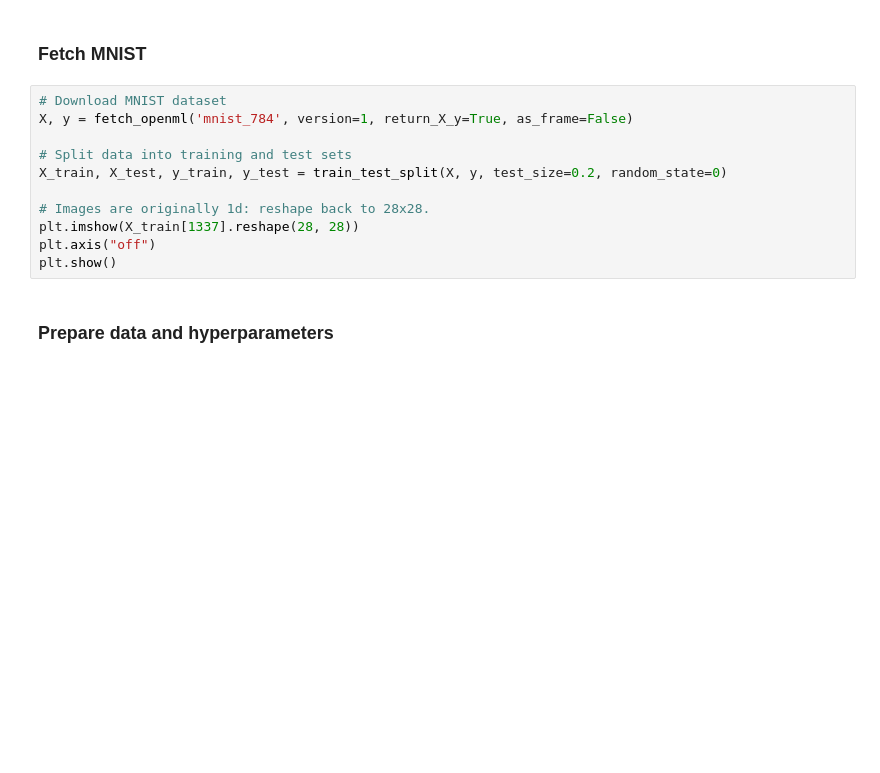
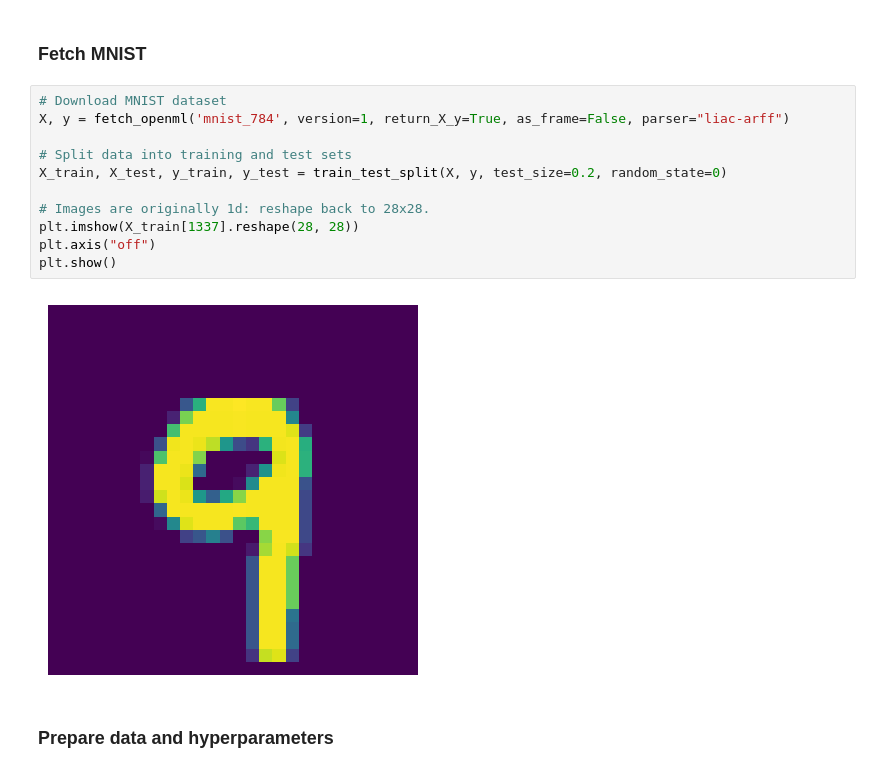
Before and after one commit to synnearv/IntroML-prosjekt4, a Jupyter notebook: Project4/Project4_XAI.ipynb, the cells around one changed output. Saved outputs shown, nothing was run; the diff lists cells and outputs as text; blank space fills up the shorter version.

```diff
--- a/Project4/Project4_XAI.ipynb
+++ b/Project4/Project4_XAI.ipynb
@@ -166,15 +207,17 @@ Explain a neural network trained on the MNIST dataset. Use SHAP to explain which
 ### Fetch MNIST
 # %%
 # Download MNIST dataset
-X, y = fetch_openml('mnist_784', version=1, return_X_y=True, as_frame=False)
+X, y = fetch_openml('mnist_784', version=1, return_X_y=True, as_frame=False, parser="liac-arff")
 
 # Split data into training and test sets
 X_train, X_test, y_train, y_test = train_test_split(X, y, test_size=0.2, random_state=0)
 
 # Images are originally 1d: reshape back to 28x28.
 plt.imshow(X_train[1337].reshape(28, 28))
 plt.axis("off")
 plt.show()
+# %% [output]
+[figure, added]
 # %% [markdown]
 ### Prepare data and hyperparameters
 # %%
```
Also changed, not shown: parts of 23 cells of this notebook, 4 other files.
